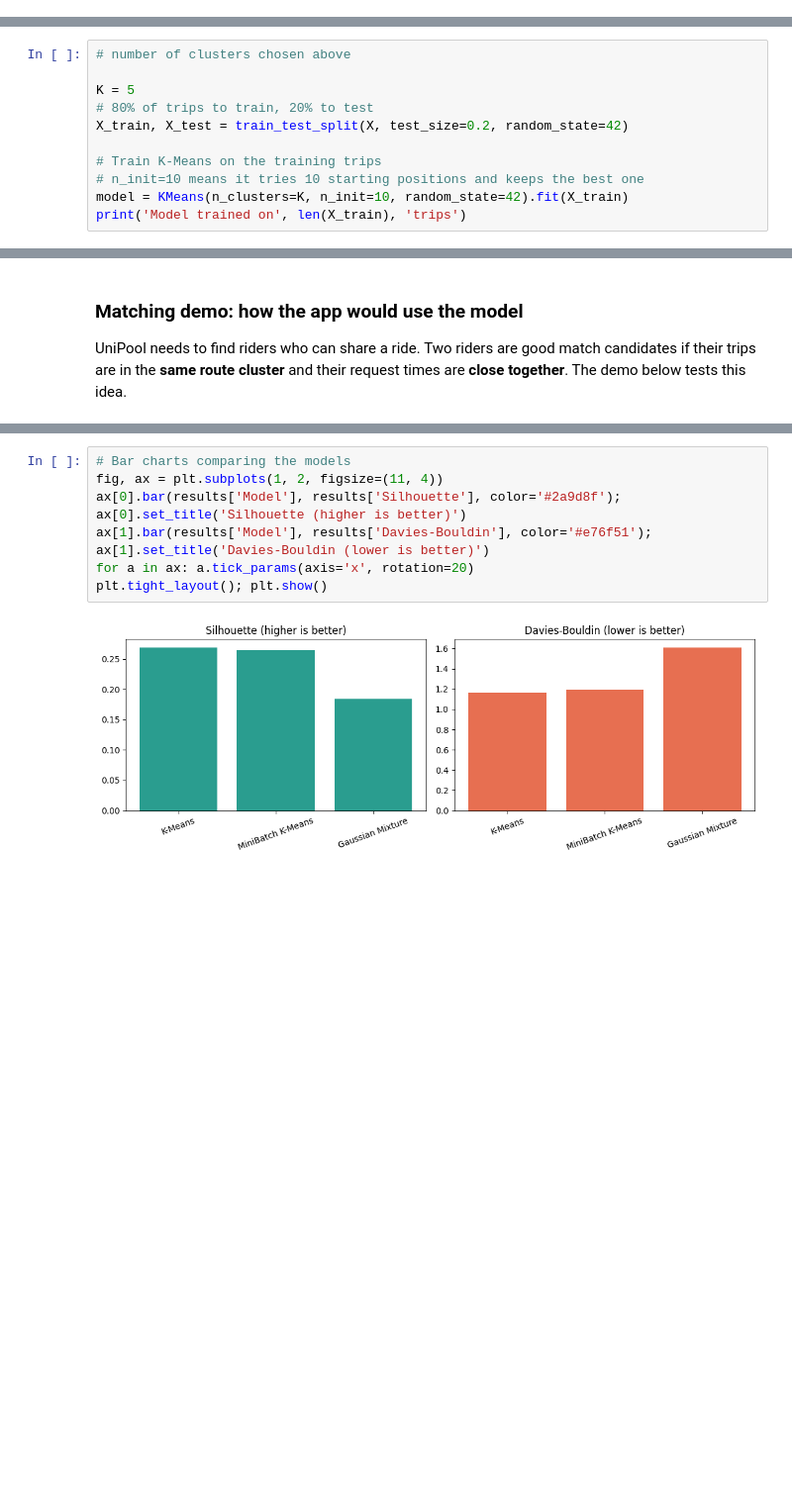
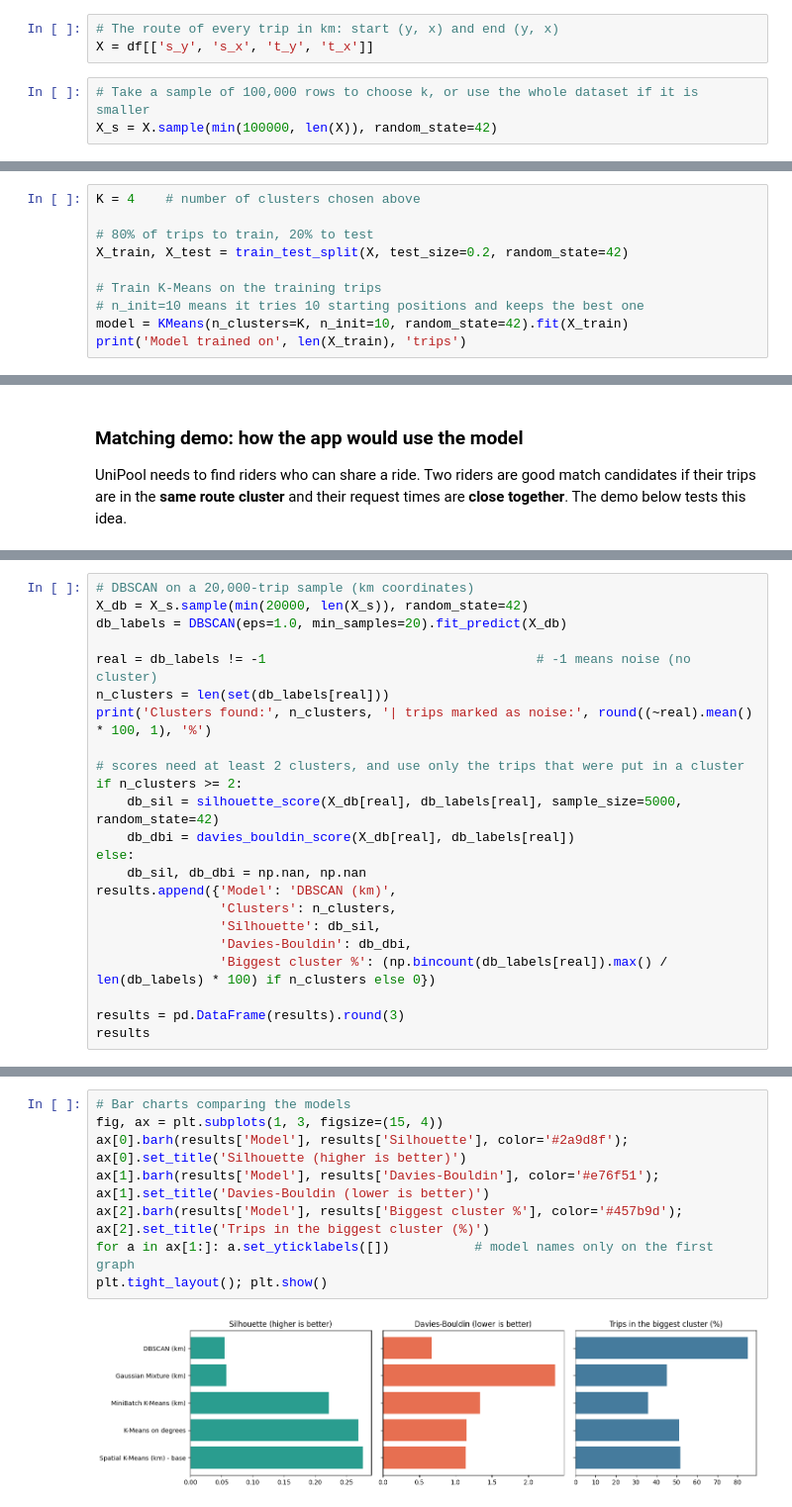
Before and after one commit to Mutisojr34/SemProject_MLEngine, a Jupyter notebook: KMeans_Base.ipynb, the cells around one changed output, grey strips where cells are left out. Shown at 99% size. Saved outputs shown, nothing was run; the diff lists cells and outputs as text; blank space fills up the shorter version.

```diff
--- a/KMeans_Base.ipynb
+++ b/KMeans_Base.ipynb
@@ -387,3 +421,9 @@ X_s = X.sample(100000, random_state=42)
+# %%
+# The route of every trip in km: start (y, x) and end (y, x)
+X = df[['s_y', 's_x', 't_y', 't_x']]
+# %%
+# Take a sample of 100,000 rows to choose k, or use the whole dataset if it is smaller
+X_s = X.sample(min(100000, len(X)), random_state=42)
 # %% [markdown]
 ### (a) Choosing k: elbow method and silhouette score
 K-Means needs us to say how many clusters (*k*) we want. We try k = 2 to 12 and measure three things:
@@ -438,9 +501,8 @@ We use **k = 5**: it is at the elbow, gives a good Davies-Bouldin score, and giv
 ### (b) Fit the final model with a train/test split
 We train the model on 80% of the trips and keep 20% hidden. The hidden 20% (the test set) lets us check that the model works on trips it has never seen.
 # %%
-# number of clusters chosen above
+K = 4    # number of clusters chosen above
 
-K = 5
 # 80% of trips to train, 20% to test
 X_train, X_test = train_test_split(X, test_size=0.2, random_state=42)
 
@@ -624,0 +687,23 @@ results
+# %%
+# DBSCAN on a 20,000-trip sample (km coordinates)
+X_db = X_s.sample(min(20000, len(X_s)), random_state=42)
+db_labels = DBSCAN(eps=1.0, min_samples=20).fit_predict(X_db)
+
+real = db_labels != -1                                   # -1 means noise (no cluster)
+n_clusters = len(set(db_labels[real]))
+print('Clusters found:', n_clusters, '| trips marked as noise:', round((~real).mean() * 100, 1), '%')
+
+# scores need at least 2 clusters, and use only the trips that were put in a cluster
+if n_clusters >= 2:
+    db_sil = silhouette_score(X_db[real], db_labels[real], sample_size=5000, random_state=42)
+    db_dbi = davies_bouldin_score(X_db[real], db_labels[real])
+else:
+    db_sil, db_dbi = np.nan, np.nan
+results.append({'Model': 'DBSCAN (km)',
+                'Clusters': n_clusters,
+                'Silhouette': db_sil,
+                'Davies-Bouldin': db_dbi,
+                'Biggest cluster %': (np.bincount(db_labels[real]).max() / len(db_labels) * 100) if n_clusters else 0})
+
+results = pd.DataFrame(results).round(3)
+results
@@ -625,9 +718,10 @@ results
 # %%
 # Bar charts comparing the models
-fig, ax = plt.subplots(1, 2, figsize=(11, 4))
-ax[0].bar(results['Model'], results['Silhouette'], color='#2a9d8f'); ax[0].set_title('Silhouette (higher is better)')
-ax[1].bar(results['Model'], results['Davies-Bouldin'], color='#e76f51'); ax[1].set_title('Davies-Bouldin (lower is better)')
-for a in ax: a.tick_params(axis='x', rotation=20)
+fig, ax = plt.subplots(1, 3, figsize=(15, 4))
+ax[0].barh(results['Model'], results['Silhouette'], color='#2a9d8f'); ax[0].set_title('Silhouette (higher is better)')
+ax[1].barh(results['Model'], results['Davies-Bouldin'], color='#e76f51'); ax[1].set_title('Davies-Bouldin (lower is better)')
+ax[2].barh(results['Model'], results['Biggest cluster %'], color='#457b9d'); ax[2].set_title('Trips in the biggest cluster (%)')
+for a in ax[1:]: a.set_yticklabels([])           # model names only on the first graph
 plt.tight_layout(); plt.show()
 # %% [output]
-[figure, old version]
+[figure, new version]
```
Also changed, not shown: parts of 37 cells of this notebook.
